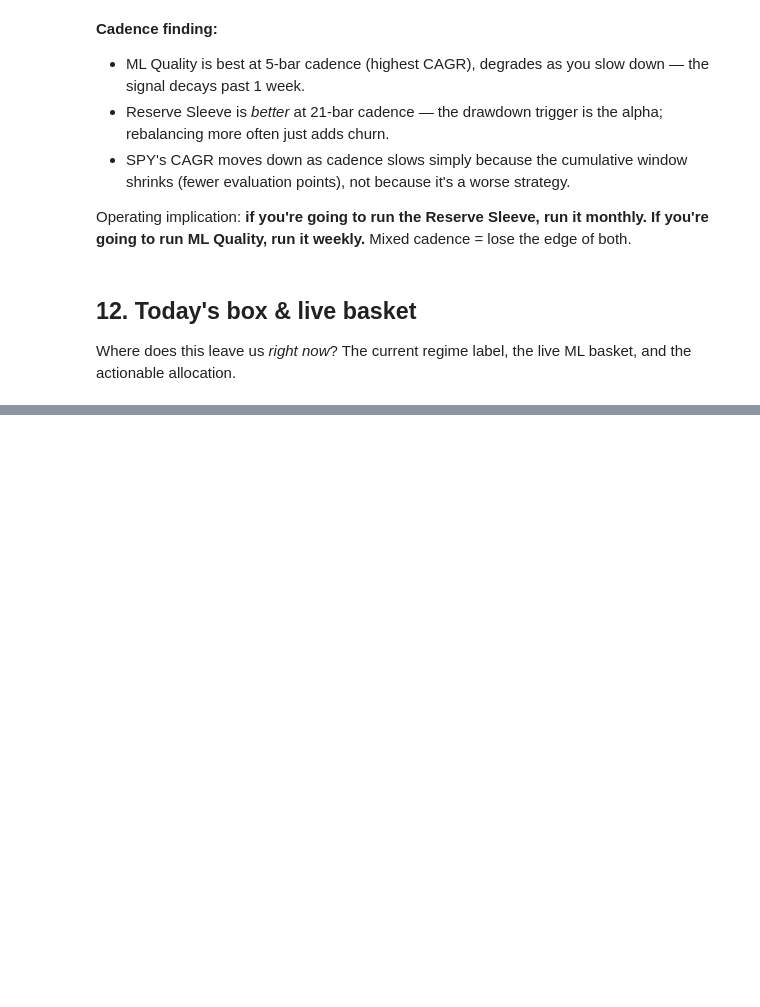
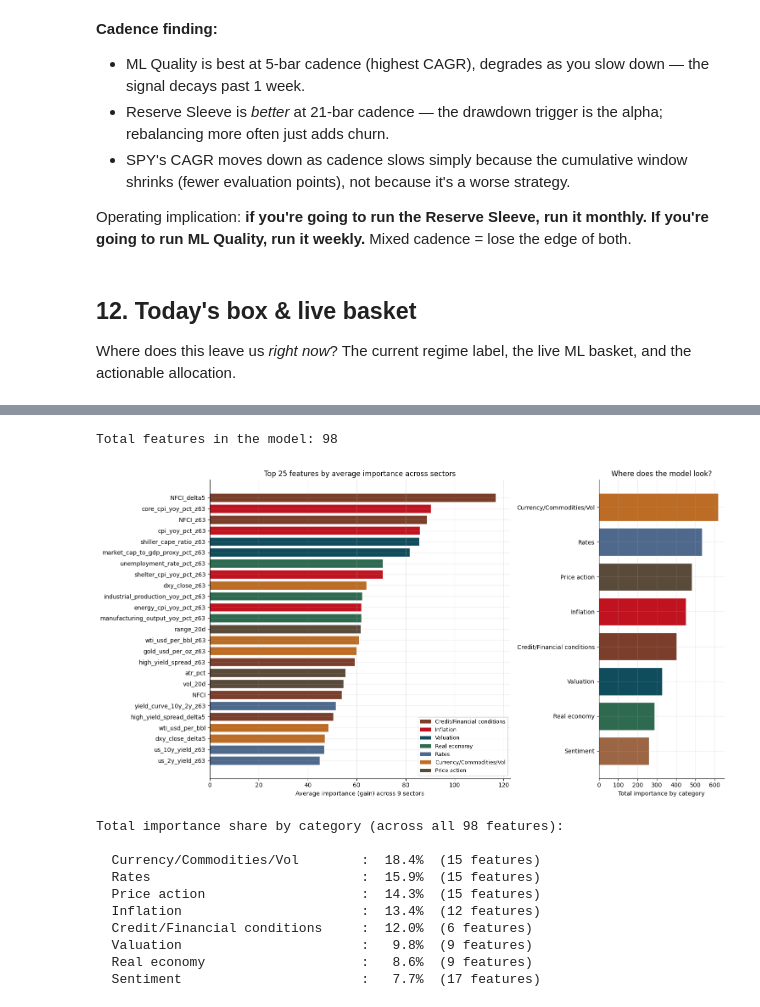
Before and after one commit to tim7en/price_action, a Jupyter notebook: notebooks/sector_strategy_review.ipynb, the cells around one changed output, grey strips where cells are left out. Cells and saved outputs as stored; diff of their text form; code cells hidden in the pictures; blank space fills up the shorter version.

```diff
--- a/notebooks/sector_strategy_review.ipynb
+++ b/notebooks/sector_strategy_review.ipynb
@@ -819,0 +937,66 @@ Putting all of the above together:
+# %%
+imp = pd.read_csv(ROOT / "outputs" / "sector_strategy_review" / "feature_importance_by_sector.csv", index_col=0)
+mean_imp = imp.mean(axis=1).sort_values(ascending=False)
+print(f"Total features in the model: {len(mean_imp)}")
+
+# Categorize features
+def categorize(name: str) -> str:
+    n = name.lower()
+    if any(k in n for k in ["cape", "market_cap_to_gdp"]): return "Valuation"
+    if any(k in n for k in ["cpi", "shelter", "core_cpi", "energy_cpi"]): return "Inflation"
+    if any(k in n for k in ["nfci", "high_yield_spread"]): return "Credit/Financial conditions"
+    if any(k in n for k in ["unemploy", "industrial_production", "manufacturing"]): return "Real economy"
+    if any(k in n for k in ["yield_curve", "us_10y", "us_2y", "us_30y", "t10y3m"]): return "Rates"
+    if any(k in n for k in ["dxy", "gold", "wti", "vix"]): return "Currency/Commodities/Vol"
+    if any(k in n for k in ["epu", "sentiment", "consumer_sentiment"]): return "Sentiment"
+    return "Price action"
+
+cat_df = pd.DataFrame({"feature": mean_imp.index, "importance": mean_imp.values})
+cat_df["category"] = cat_df["feature"].apply(categorize)
+cat_palette = {
+    "Credit/Financial conditions": "#7a3e2b", "Inflation": "#c1121f", "Valuation": "#0f4c5c",
+    "Real economy": "#2d6a4f", "Rates": "#4f698c", "Currency/Commodities/Vol": "#bc6c25",
+    "Sentiment": "#9c6644", "Price action": "#5a4a3a",
+}
+
+# Top 25 horizontal bar chart with category colors
+top25 = cat_df.head(25).iloc[::-1]  # reverse for horizontal
+fig, axes = plt.subplots(1, 2, figsize=(15, 8), gridspec_kw={'width_ratios': [2.4, 1]})
+ax = axes[0]
+colors = [cat_palette[c] for c in top25['category']]
+ax.barh(top25['feature'], top25['importance'], color=colors, edgecolor='white')
+ax.set_xlabel("Average importance (gain) across 9 sectors")
+ax.set_title("Top 25 features by average importance across sectors")
+# Add a legend showing categories
+from matplotlib.patches import Patch
+handles = [Patch(facecolor=color, label=cat) for cat, color in cat_palette.items() if cat in top25['category'].unique()]
+ax.legend(handles=handles, loc='lower right', fontsize=9)
+
+# Right: category total importance share
+ax2 = axes[1]
+cat_totals = cat_df.groupby("category")["importance"].sum().sort_values(ascending=True)
+ax2.barh(cat_totals.index, cat_totals.values, color=[cat_palette[c] for c in cat_totals.index], edgecolor='white')
+ax2.set_xlabel("Total importance by category")
+ax2.set_title("Where does the model look?")
+plt.tight_layout()
+plt.show()
+
+# Print numbers
+print("\nTotal importance share by category (across all 98 features):\n")
+share = (cat_df.groupby("category")["importance"].sum().sort_values(ascending=False) / cat_df["importance"].sum() * 100).round(1)
+for cat, pct in share.items():
+    n_features = (cat_df["category"] == cat).sum()
+    print(f"  {cat:<32}: {pct:5.1f}%  ({n_features} features)")
+# %% [output]
+Total features in the model: 98
+[figure, added]
+Total importance share by category (across all 98 features):
+
+  Currency/Commodities/Vol        :  18.4%  (15 features)
+  Rates                           :  15.9%  (15 features)
+  Price action                    :  14.3%  (15 features)
+  Inflation                       :  13.4%  (12 features)
+  Credit/Financial conditions     :  12.0%  (6 features)
+  Valuation                       :   9.8%  (9 features)
+  Real economy                    :   8.6%  (9 features)
+  Sentiment                       :   7.7%  (17 features)
```
Also changed, not shown: parts of 25 cells of this notebook, 1 other file.
